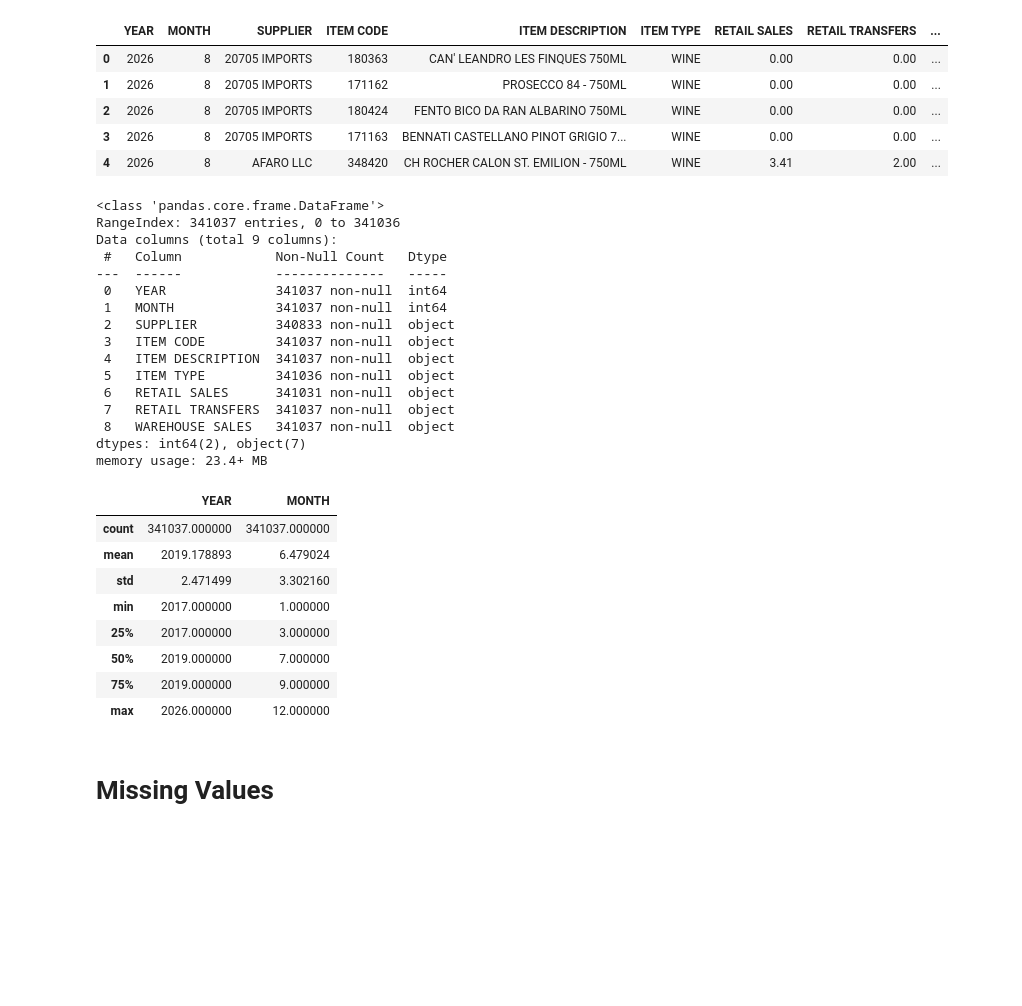
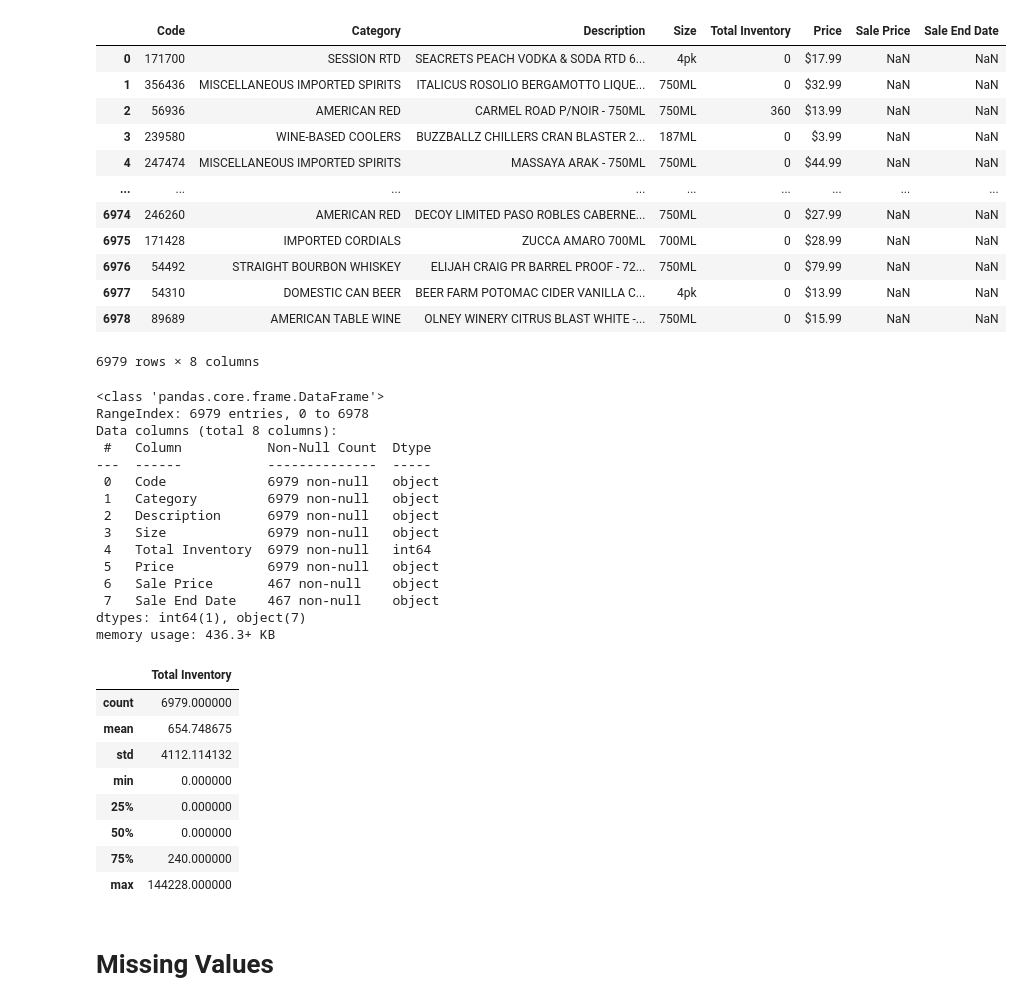
Before and after one commit to Bee1229/ABS_Store_Inventory_and_Sale_Items, a Jupyter notebook: ABS_Store_Inventory_and_Sale_Items_data_prep.ipynb, the cells around one changed output. Cells and saved outputs as stored; diff of their text form; code cells hidden in the pictures; blank space fills up the shorter version.

```diff
--- a/ABS_Store_Inventory_and_Sale_Items_data_prep.ipynb
+++ b/ABS_Store_Inventory_and_Sale_Items_data_prep.ipynb
@@ -2,49 +2,55 @@
 import pandas as pd
 import numpy as np
 # %%
-data = "export.csv"
+data = "ABS_Store_Inventory_and_Sale_Items_20261104.csv"
 # %%
-meridian_cart = pd.read_csv(data)
+abs_store = pd.read_csv(data)
 
-meridian_cart.head()
+abs_store
 # %% [output]
-|  | YEAR | MONTH | SUPPLIER | ITEM CODE | ITEM DESCRIPTION | ITEM TYPE | RETAIL SALES | RETAIL TRANSFERS | ... |
-| 0 | 2026 | 8 | 20705 IMPORTS | 180363 | CAN' LEANDRO LES FINQUES 750ML | WINE | 0.00 | 0.00 | ... |
-| 1 | 2026 | 8 | 20705 IMPORTS | 171162 | PROSECCO 84 - 750ML | WINE | 0.00 | 0.00 | ... |
-| 2 | 2026 | 8 | 20705 IMPORTS | 180424 | FENTO BICO DA RAN ALBARINO 750ML | WINE | 0.00 | 0.00 | ... |
-| 3 | 2026 | 8 | 20705 IMPORTS | 171163 | BENNATI CASTELLANO PINOT GRIGIO 7... | WINE | 0.00 | 0.00 | ... |
-| 4 | 2026 | 8 | AFARO LLC | 348420 | CH ROCHER CALON ST. EMILION - 750ML | WINE | 3.41 | 2.00 | ... |
+|  | Code | Category | Description | Size | Total Inventory | Price | Sale Price | Sale End Date |
+| 0 | 171700 | SESSION RTD | SEACRETS PEACH VODKA & SODA RTD 6... | 4pk | 0 | $17.99 | NaN | NaN |
+| 1 | 356436 | MISCELLANEOUS IMPORTED SPIRITS | ITALICUS ROSOLIO BERGAMOTTO LIQUE... | 750ML | 0 | $32.99 | NaN | NaN |
+| 2 | 56936 | AMERICAN RED | CARMEL ROAD P/NOIR - 750ML | 750ML | 360 | $13.99 | NaN | NaN |
+| 3 | 239580 | WINE-BASED COOLERS | BUZZBALLZ CHILLERS CRAN BLASTER 2... | 187ML | 0 | $3.99 | NaN | NaN |
+| 4 | 247474 | MISCELLANEOUS IMPORTED SPIRITS | MASSAYA ARAK - 750ML | 750ML | 0 | $44.99 | NaN | NaN |
+| ... | ... | ... | ... | ... | ... | ... | ... | ... |
+| 6974 | 246260 | AMERICAN RED | DECOY LIMITED PASO ROBLES CABERNE... | 750ML | 0 | $27.99 | NaN | NaN |
+| 6975 | 171428 | IMPORTED CORDIALS | ZUCCA AMARO 700ML | 700ML | 0 | $28.99 | NaN | NaN |
+| 6976 | 54492 | STRAIGHT BOURBON WHISKEY | ELIJAH CRAIG PR BARREL PROOF - 72... | 750ML | 0 | $79.99 | NaN | NaN |
+| 6977 | 54310 | DOMESTIC CAN BEER | BEER FARM POTOMAC CIDER VANILLA C... | 4pk | 0 | $13.99 | NaN | NaN |
+| 6978 | 89689 | AMERICAN TABLE WINE | OLNEY WINERY CITRUS BLAST WHITE -... | 750ML | 0 | $15.99 | NaN | NaN |
+6979 rows × 8 columns
 # %%
-meridian_cart.info()
+abs_store.info()
 # %% [output]
 <class 'pandas.core.frame.DataFrame'>
-RangeIndex: 341037 entries, 0 to 341036
-Data columns (total 9 columns):
- #   Column            Non-Null Count   Dtype
----  ------            --------------   -----
- 0   YEAR              341037 non-null  int64
- 1   MONTH             341037 non-null  int64
- 2   SUPPLIER          340833 non-null  object
- 3   ITEM CODE         341037 non-null  object
- 4   ITEM DESCRIPTION  341037 non-null  object
- 5   ITEM TYPE         341036 non-null  object
- 6   RETAIL SALES      341031 non-null  object
- 7   RETAIL TRANSFERS  341037 non-null  object
- 8   WAREHOUSE SALES   341037 non-null  object
-dtypes: int64(2), object(7)
-memory usage: 23.4+ MB
+RangeIndex: 6979 entries, 0 to 6978
+Data columns (total 8 columns):
+ #   Column           Non-Null Count  Dtype
+---  ------           --------------  -----
+ 0   Code             6979 non-null   object
+ 1   Category         6979 non-null   object
+ 2   Description      6979 non-null   object
+ 3   Size             6979 non-null   object
+ 4   Total Inventory  6979 non-null   int64
+ 5   Price            6979 non-null   object
+ 6   Sale Price       467 non-null    object
+ 7   Sale End Date    467 non-null    object
+dtypes: int64(1), object(7)
+memory usage: 436.3+ KB
 # %%
-meridian_cart.describe()
+abs_store.describe()
 # %% [output]
-|  | YEAR | MONTH |
-| count | 341037.000000 | 341037.000000 |
-| mean | 2019.178893 | 6.479024 |
-| std | 2.471499 | 3.302160 |
-| min | 2017.000000 | 1.000000 |
-| 25% | 2017.000000 | 3.000000 |
-| 50% | 2019.000000 | 7.000000 |
-| 75% | 2019.000000 | 9.000000 |
-| max | 2026.000000 | 12.000000 |
+|  | Total Inventory |
+| count | 6979.000000 |
+| mean | 654.748675 |
+| std | 4112.114132 |
+| min | 0.000000 |
+| 25% | 0.000000 |
+| 50% | 0.000000 |
+| 75% | 240.000000 |
+| max | 144228.000000 |
 # %% [markdown]
 # Missing Values
 # %%
```
Also changed, not shown: parts of 20 cells of this notebook, 1 other file.
